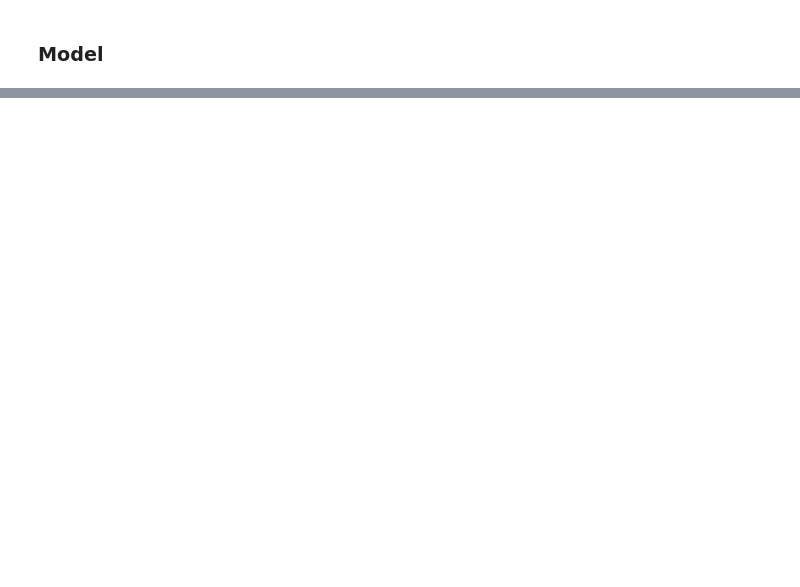
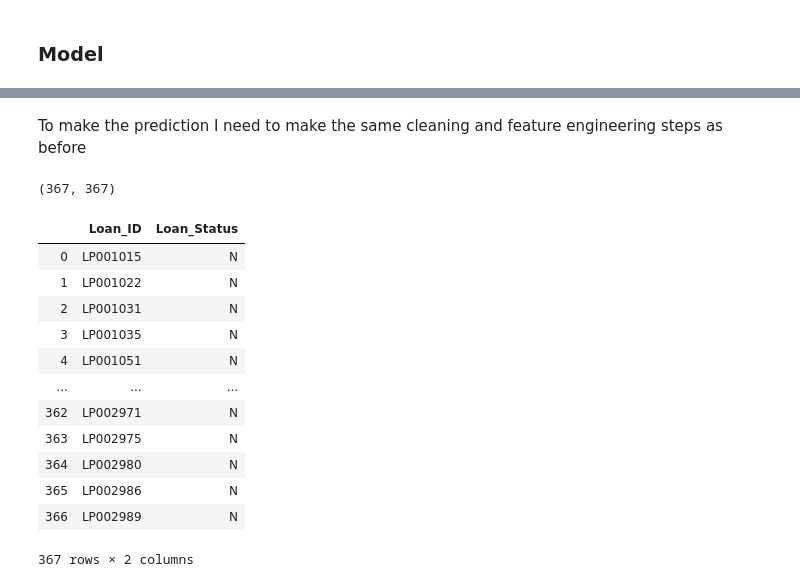
Before and after one commit to Markinger7/Loan-Prediction-Contest, a Jupyter notebook: Loan_Prediction.ipynb, the cells around one changed output, grey strips where cells are left out. Drawn from its saved outputs; the diff is of its cells as text; code cells hidden in the pictures; blank space fills up the shorter version.

```diff
--- a/Loan_Prediction.ipynb
+++ b/Loan_Prediction.ipynb
@@ -498,0 +666,2 @@ weighted avg       0.71      0.72      0.70       123
+# %% [markdown]
+To make the prediction I need to make the same cleaning and feature engineering steps as before
@@ -498,0 +720,20 @@ weighted avg       0.71      0.72      0.70       123
+# %%
+len(test_id), len(preds)
+# %% [output]
+(367, 367)
+# %%
+sample
+# %% [output]
+|  | Loan_ID | Loan_Status |
+| 0 | LP001015 | N |
+| 1 | LP001022 | N |
+| 2 | LP001031 | N |
+| 3 | LP001035 | N |
+| 4 | LP001051 | N |
+| ... | ... | ... |
+| 362 | LP002971 | N |
+| 363 | LP002975 | N |
+| 364 | LP002980 | N |
+| 365 | LP002986 | N |
+| 366 | LP002989 | N |
+367 rows × 2 columns
```
Also changed, not shown: parts of 68 cells of this notebook, 1 other file.
